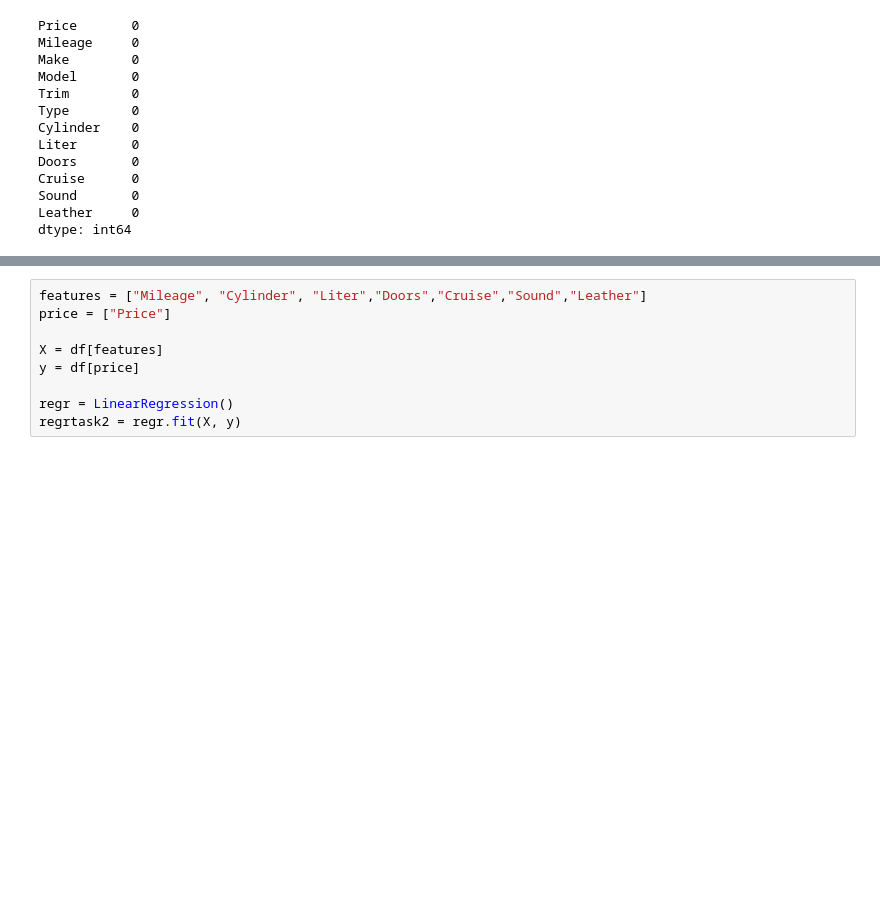
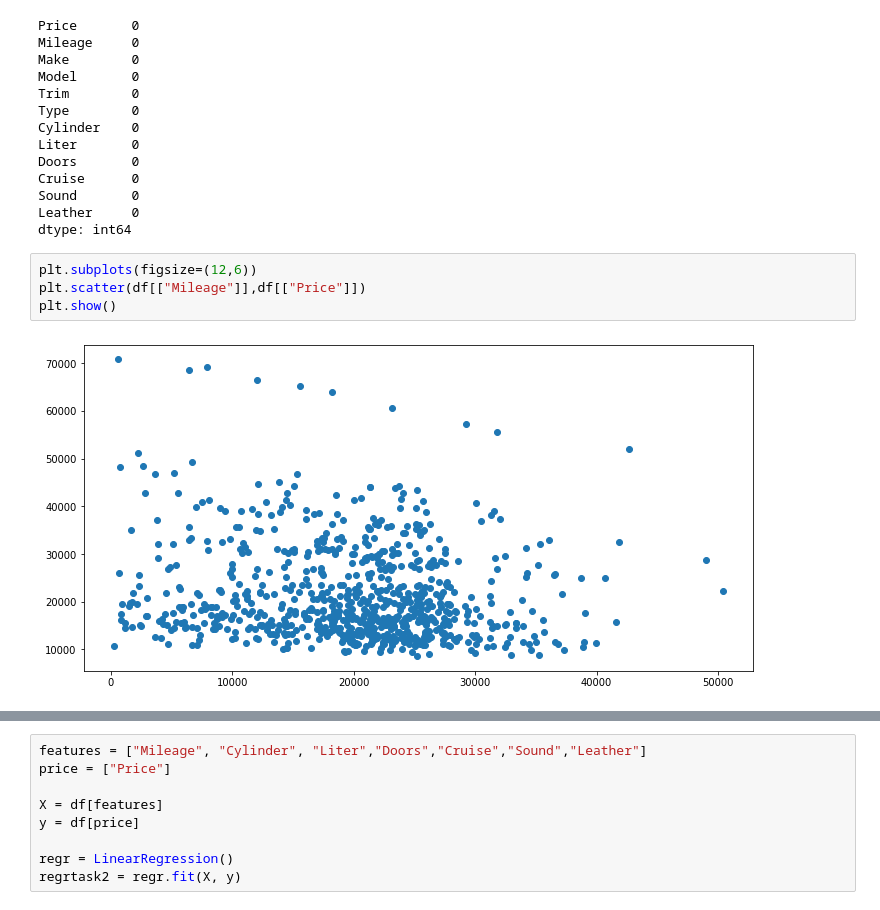
Before and after one commit to Akashkunwar/Dscourses, a Jupyter notebook: Guvi/Assignment/Task 6/Assignment8.ipynb, the cells around one changed output, grey strips where cells are left out. Drawn from its saved outputs; the diff is of its cells as text; blank space fills up the shorter version.

```diff
--- a/Guvi/Assignment/Task 6/Assignment8.ipynb
+++ b/Guvi/Assignment/Task 6/Assignment8.ipynb
@@ -166,6 +166,12 @@ Cruise      0
 Sound       0
 Leather     0
 dtype: int64
+# %%
+plt.subplots(figsize=(12,6))
+plt.scatter(df[["Mileage"]],df[["Price"]])
+plt.show()
+# %% [output]
+[figure, added]
 # %%
 xPrice = df[["Price"]]
 yMileage = df[["Mileage"]]
```
Also changed, not shown: parts of 1 cell of this notebook.
